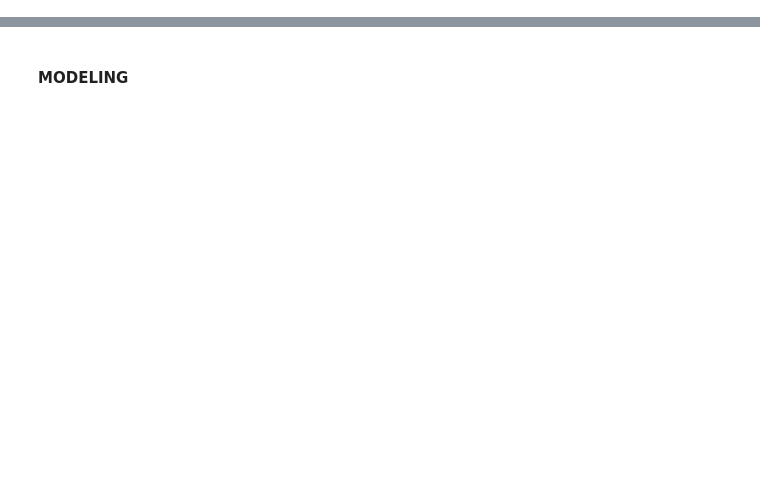
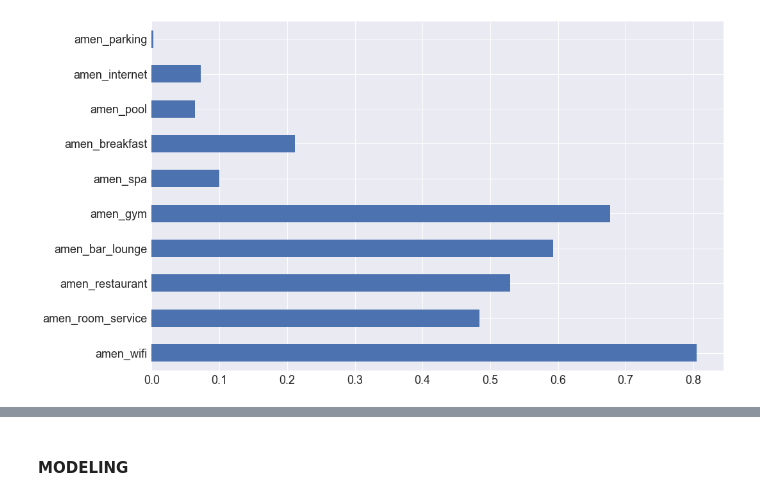
Before and after one commit to sasha-kap/TripAdvisor-Rankings, a Jupyter notebook: 4 Modeling.ipynb, the cells around one changed output, grey strips where cells are left out. Drawn from its saved outputs; the diff is of its cells as text; code cells hidden in the pictures; blank space fills up the shorter version.

```diff
--- a/4 Modeling.ipynb
+++ b/4 Modeling.ipynb
@@ -542,0 +53,5 @@ df2.to_pickle('df_446.pickle')
+# %%
+title = 'Share of Hotels with Each Type of Amenity'
+data_summary[data_summary.index.str.contains('amen_')]['mean'].plot(kind='barh', figsize=(16,10), fontsize=18);
+# %% [output]
+[figure, added]
```
Also changed, not shown: parts of 371 cells of this notebook.
